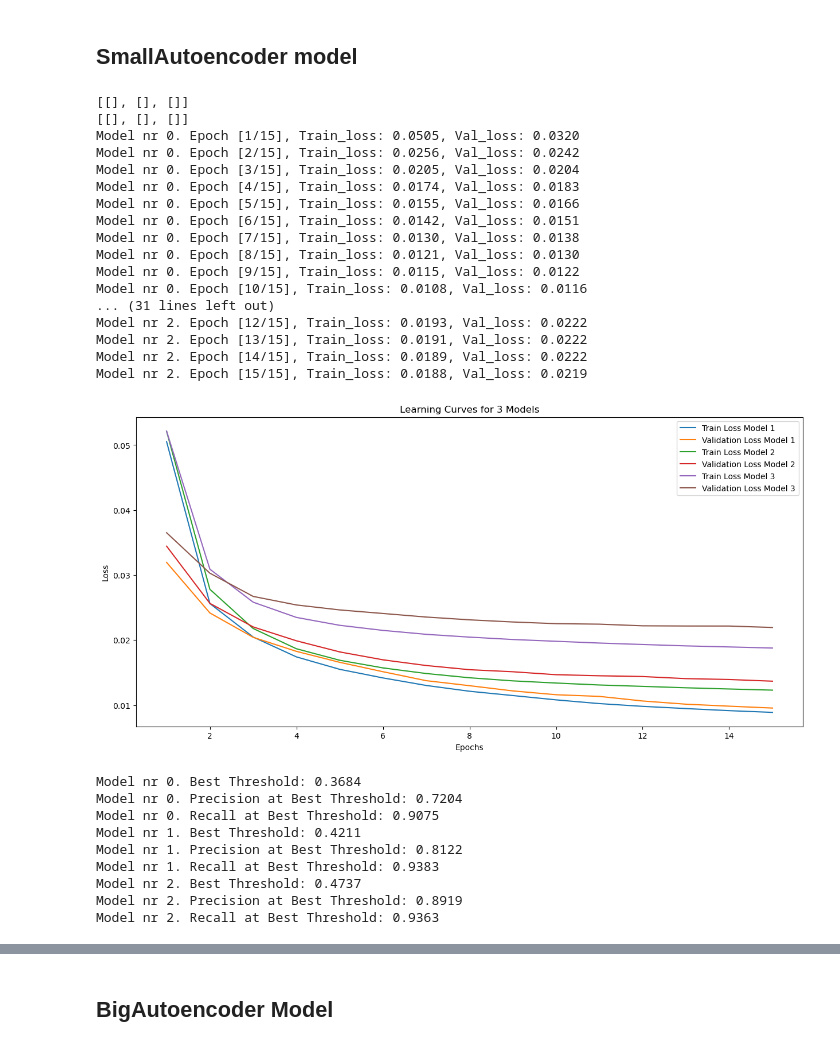
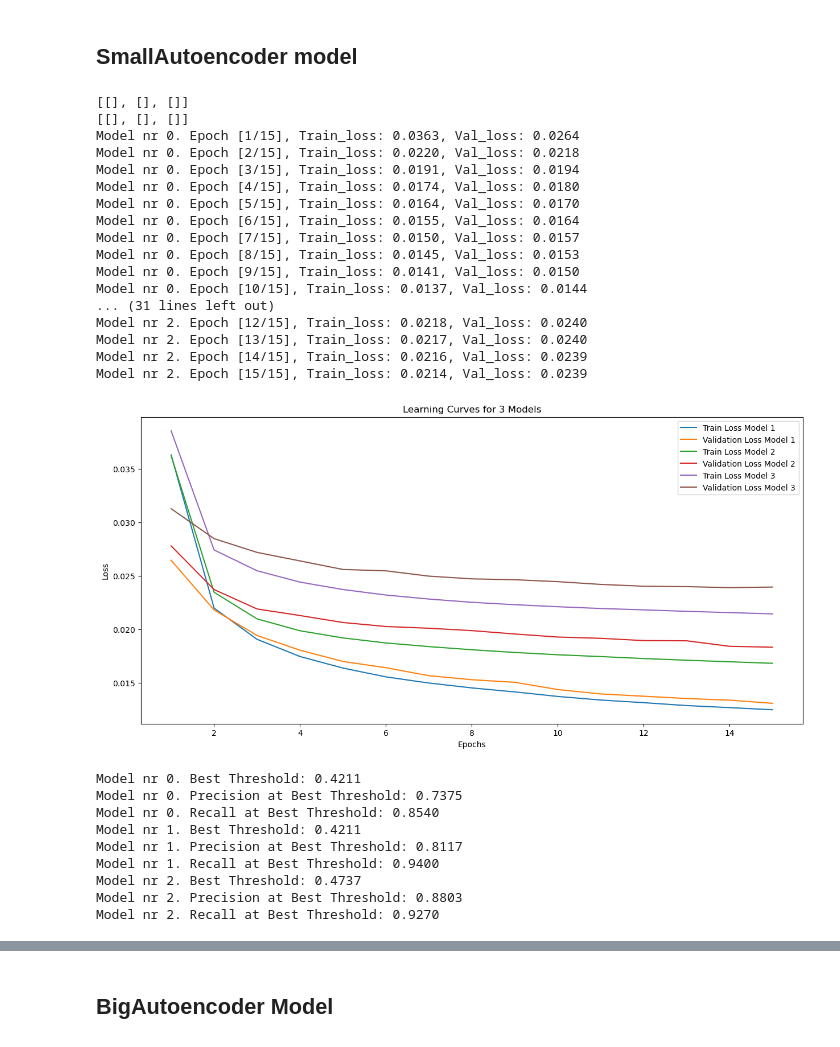
Before and after one commit to KacperPerz/snn_review, a Jupyter notebook: jupyters/mnist.ipynb, the cells around one changed output, grey strips where cells are left out. Drawn from its saved outputs; the diff is of its cells as text; code cells hidden in the pictures.

```diff
--- a/jupyters/mnist.ipynb
+++ b/jupyters/mnist.ipynb
@@ -112,5 +116,7 @@ print(torch.unique(torch.tensor(train_labels), return_counts=True))
 (tensor([0, 1, 2, 3, 4, 5, 6, 7, 8, 9]), tensor([ 980, 1135, 1032, 1010,  982,  892,  958, 1028,  974, 1009]))
 (tensor([1, 2, 3, 4, 5, 6, 7, 8, 9]), tensor([6742, 5958, 6131, 5842, 5421, 5918, 6265, 5851, 5949]))
+# %%
+ALL_MODELS = []
 # %% [markdown]
 # Autoencoders
 # %% [markdown]
@@ -182,8 +188,7 @@ class Autoencoder(nn.Module):
             nn.ReLU(),
             nn.Linear(128, 256),
             nn.ReLU(),
-            nn.Linear(256, 784),
-            nn.Sigmoid()
+            nn.Linear(256, 784)
         )
 
     def forward(self, x):
@@ -211,8 +216,7 @@ class Autoencoder_16(nn.Module):
             nn.ReLU(),
             nn.Linear(128, 256),
             nn.ReLU(),
-            nn.Linear(256, 784),
-            nn.Sigmoid()
+            nn.Linear(256, 784)
         )
 
     def forward(self, x):
@@ -240,8 +244,7 @@ class Autoencoder_8(nn.Module):
             nn.ReLU(),
             nn.Linear(128, 256),
             nn.ReLU(),
-            nn.Linear(256, 784),
-            nn.Sigmoid()
+            nn.Linear(256, 784)
         )
 
     def forward(self, x):
@@ -274,8 +277,7 @@ class BigAutoencoder(nn.Module):
             nn.ReLU(),
             nn.Linear(256, 512),
             nn.ReLU(),
-            nn.Linear(512, 784),
-            nn.Sigmoid()
+            nn.Linear(512, 784)
         )
 
     def forward(self, x):
@@ -307,8 +309,7 @@ class BigAutoencoder_16(nn.Module):
             nn.ReLU(),
             nn.Linear(256, 512),
             nn.ReLU(),
-            nn.Linear(512, 784),
-            nn.Sigmoid()
+            nn.Linear(512, 784)
         )
 
     def forward(self, x):
@@ -339,8 +340,7 @@ class BigAutoencoder_8(nn.Module):
             nn.ReLU(),
             nn.Linear(256, 512),
             nn.ReLU(),
-            nn.Linear(512, 784),
-            nn.Sigmoid()
+            nn.Linear(512, 784)
         )
 
     def forward(self, x):
@@ -364,8 +364,7 @@ class SmallAutoencoder(nn.Module):
             nn.ReLU(),
             nn.Linear(64, 128),
             nn.ReLU(),
-            nn.Linear(128, 784),
-            nn.Sigmoid()
+            nn.Linear(128, 784)
         )
 
     def forward(self, x):
@@ -389,8 +388,7 @@ class SmallAutoencoder_16(nn.Module):
             nn.ReLU(),
             nn.Linear(64, 128),
             nn.ReLU(),
-            nn.Linear(128, 784),
-            nn.Sigmoid()
+            nn.Linear(128, 784)
         )
 
     def forward(self, x):
@@ -414,8 +412,7 @@ class SmallAutoencoder_8(nn.Module):
             nn.ReLU(),
             nn.Linear(64, 128),
             nn.ReLU(),
-            nn.Linear(128, 784),
-            nn.Sigmoid()
+            nn.Linear(128, 784)
         )
 
     def forward(self, x):
@@ -467,48 +464,51 @@ for idx, model in enumerate(models):
         epoch_train_loss /= len(train_loader)
         train_losses[idx].append(epoch_train_loss)
 
         # validation loss
         with torch.no_grad():
             val_loss = 0
             for val_batch, _ in val_loader:
                 val_batch = val_batch.to(device)
                 val_batch_reshaped = val_batch
                 val_output = model(val_batch)
                 val_loss += criterion(val_output, val_batch_reshaped)
             val_loss /= len(val_loader)
             val_losses[idx].append(val_loss.item())
 
         print(f'Model nr {idx}. Epoch [{epoch+1}/{num_epochs}], Train_loss: {epoch_train_loss:.4f}, Val_loss: {val_loss.item():.4f}')
 
+# adding models to list
+ALL_MODELS.append(models)
+
 # Plot the learning curve for 3 models
 plt.figure(figsize=(15, 7))
 for idx in range(3):
     plt.plot(range(1, num_epochs + 1), train_losses[idx], label=f'Train Loss Model {idx+1}')
     plt.plot(range(1, num_epochs + 1), val_losses[idx], label=f'Validation Loss Model {idx+1}')
 plt.xlabel('Epochs')
 plt.ylabel('Loss')
 plt.title('Learning Curves for 3 Models')
 plt.legend()
 plt.show()
 # %% [output]
 [[], [], []]
 [[], [], []]
-Model nr 0. Epoch [1/15], Train_loss: 0.0505, Val_loss: 0.0320
-Model nr 0. Epoch [2/15], Train_loss: 0.0256, Val_loss: 0.0242
-Model nr 0. Epoch [3/15], Train_loss: 0.0205, Val_loss: 0.0204
-Model nr 0. Epoch [4/15], Train_loss: 0.0174, Val_loss: 0.0183
-Model nr 0. Epoch [5/15], Train_loss: 0.0155, Val_loss: 0.0166
-Model nr 0. Epoch [6/15], Train_loss: 0.0142, Val_loss: 0.0151
-Model nr 0. Epoch [7/15], Train_loss: 0.0130, Val_loss: 0.0138
-Model nr 0. Epoch [8/15], Train_loss: 0.0121, Val_loss: 0.0130
-Model nr 0. Epoch [9/15], Train_loss: 0.0115, Val_loss: 0.0122
-Model nr 0. Epoch [10/15], Train_loss: 0.0108, Val_loss: 0.0116
+Model nr 0. Epoch [1/15], Train_loss: 0.0363, Val_loss: 0.0264
+Model nr 0. Epoch [2/15], Train_loss: 0.0220, Val_loss: 0.0218
+Model nr 0. Epoch [3/15], Train_loss: 0.0191, Val_loss: 0.0194
+Model nr 0. Epoch [4/15], Train_loss: 0.0174, Val_loss: 0.0180
+Model nr 0. Epoch [5/15], Train_loss: 0.0164, Val_loss: 0.0170
+Model nr 0. Epoch [6/15], Train_loss: 0.0155, Val_loss: 0.0164
+Model nr 0. Epoch [7/15], Train_loss: 0.0150, Val_loss: 0.0157
+Model nr 0. Epoch [8/15], Train_loss: 0.0145, Val_loss: 0.0153
+Model nr 0. Epoch [9/15], Train_loss: 0.0141, Val_loss: 0.0150
+Model nr 0. Epoch [10/15], Train_loss: 0.0137, Val_loss: 0.0144
 ... (31 lines left out)
-Model nr 2. Epoch [12/15], Train_loss: 0.0193, Val_loss: 0.0222
-Model nr 2. Epoch [13/15], Train_loss: 0.0191, Val_loss: 0.0222
-Model nr 2. Epoch [14/15], Train_loss: 0.0189, Val_loss: 0.0222
-Model nr 2. Epoch [15/15], Train_loss: 0.0188, Val_loss: 0.0219
+Model nr 2. Epoch [12/15], Train_loss: 0.0218, Val_loss: 0.0240
+Model nr 2. Epoch [13/15], Train_loss: 0.0217, Val_loss: 0.0240
+Model nr 2. Epoch [14/15], Train_loss: 0.0216, Val_loss: 0.0239
+Model nr 2. Epoch [15/15], Train_loss: 0.0214, Val_loss: 0.0239
-[figure, old version]
+[figure, new version]
 # %%
 thresholds = torch.linspace(0, 1, 20)
 
@@ -594,15 +594,15 @@ for idx, predictions in enumerate(all_predictions):
     tpr = tp/(tp + fn)
     fpr = fp/(fp + tn)
 # %% [output]
-Model nr 0. Best Threshold: 0.3684
-Model nr 0. Precision at Best Threshold: 0.7204
-Model nr 0. Recall at Best Threshold: 0.9075
+Model nr 0. Best Threshold: 0.4211
+Model nr 0. Precision at Best Threshold: 0.7375
+Model nr 0. Recall at Best Threshold: 0.8540
 Model nr 1. Best Threshold: 0.4211
-Model nr 1. Precision at Best Threshold: 0.8122
-Model nr 1. Recall at Best Threshold: 0.9383
+Model nr 1. Precision at Best Threshold: 0.8117
+Model nr 1. Recall at Best Threshold: 0.9400
 Model nr 2. Best Threshold: 0.4737
-Model nr 2. Precision at Best Threshold: 0.8919
-Model nr 2. Recall at Best Threshold: 0.9363
+Model nr 2. Precision at Best Threshold: 0.8803
+Model nr 2. Recall at Best Threshold: 0.9270
 # %%
 import seaborn as sns
 import pandas as pd
```
Also changed, not shown: parts of 30 cells of this notebook.
